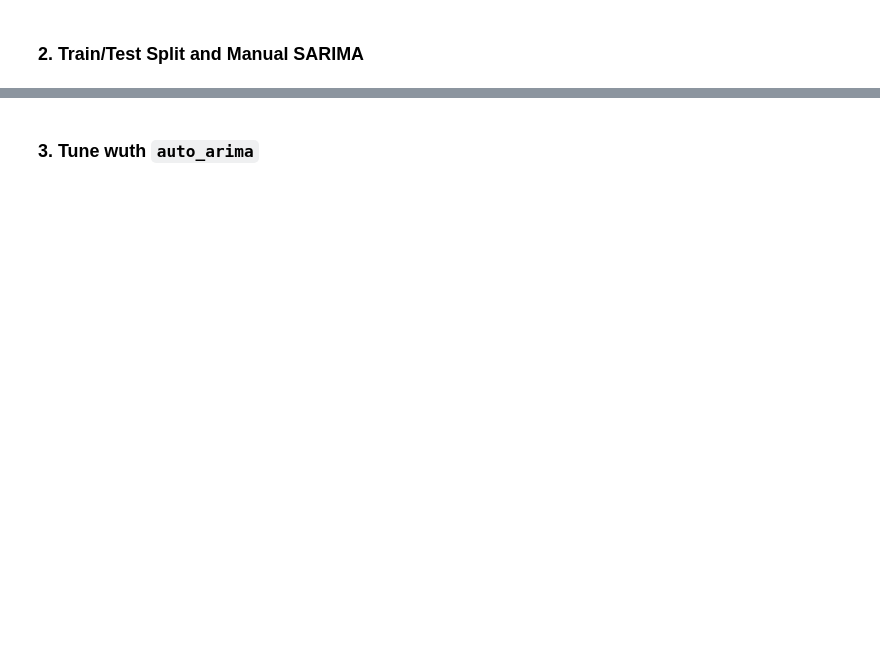
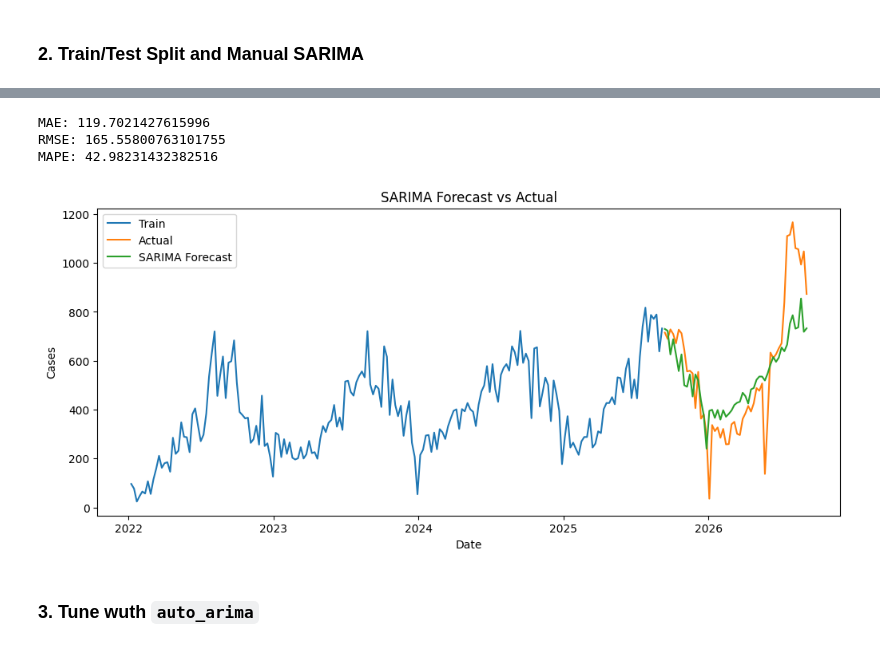
Before and after one commit to Husam-Sawalha/salmonellosis-forecasting-analysis, a Jupyter notebook: notebooks/03_salmonellosis_forecasting.ipynb, the cells around one changed output, grey strips where cells are left out. Cells and saved outputs as stored; diff of their text form; code cells hidden in the pictures; blank space fills up the shorter version.

Commit message:
Building Manual SARIMA and Auto-ARIMA models and forecasting six months into the future.

```diff
--- a/notebooks/03_salmonellosis_forecasting.ipynb
+++ b/notebooks/03_salmonellosis_forecasting.ipynb
@@ -273,2 +285,10 @@ DatetimeIndex(['2022-01-08', '2022-01-15', '2022-01-22', '2022-01-29',
 # %% [markdown]
 ### 2. Train/Test Split and Manual SARIMA
+# %%
+TEST_SIZE = 52
+
+train = weekly_cases.iloc[:-TEST_SIZE]
+test = weekly_cases.iloc[-TEST_SIZE:]
+
+print("Train:", train.index.min(), "to", train.index.max())
+print("Test:", test.index.min(), "to", test.index.max())
@@ -274,0 +298,14 @@ DatetimeIndex(['2022-01-08', '2022-01-15', '2022-01-22', '2022-01-29',
+# %%
+from statsmodels.tsa.statespace.sarimax import SARIMAX
+
+model = SARIMAX(
+    train["Cases"],
+    order=(1, 1, 1),
+    seasonal_order=(1, 1, 1, 52)
+)
+
+model_fit = model.fit(disp=False)
+
+forecast = model_fit.forecast(steps=52)
+
+print(forecast)
@@ -275,2 +330,33 @@ DatetimeIndex(['2022-01-08', '2022-01-15', '2022-01-22', '2022-01-29',
+# %%
+from sklearn.metrics import mean_absolute_error, mean_squared_error
+import numpy as np
+
+mae = mean_absolute_error(test["Cases"], forecast)
+rmse = np.sqrt(mean_squared_error(test["Cases"], forecast))
+mape = np.mean(np.abs((test["Cases"] - forecast) / test["Cases"])) * 100
+
+print("MAE:", mae)
+print("RMSE:", rmse)
+print("MAPE:", mape)
+# %% [output]
+MAE: 119.7021427615996
+RMSE: 165.55800763101755
+MAPE: 42.98231432382516
+# %%
+import matplotlib.pyplot as plt
+
+plt.figure(figsize=(12, 5))
+
+plt.plot(train.index, train["Cases"], label="Train")
+plt.plot(test.index, test["Cases"], label="Actual")
+plt.plot(test.index, forecast, label="SARIMA Forecast")
+
+plt.title("SARIMA Forecast vs Actual")
+plt.xlabel("Date")
+plt.ylabel("Cases")
+plt.legend()
+plt.show()
+# %% [output]
+[figure, added]
 # %% [markdown]
 ### 3. Tune wuth `auto_arima`
```
Also changed, not shown: parts of 9 cells of this notebook.
